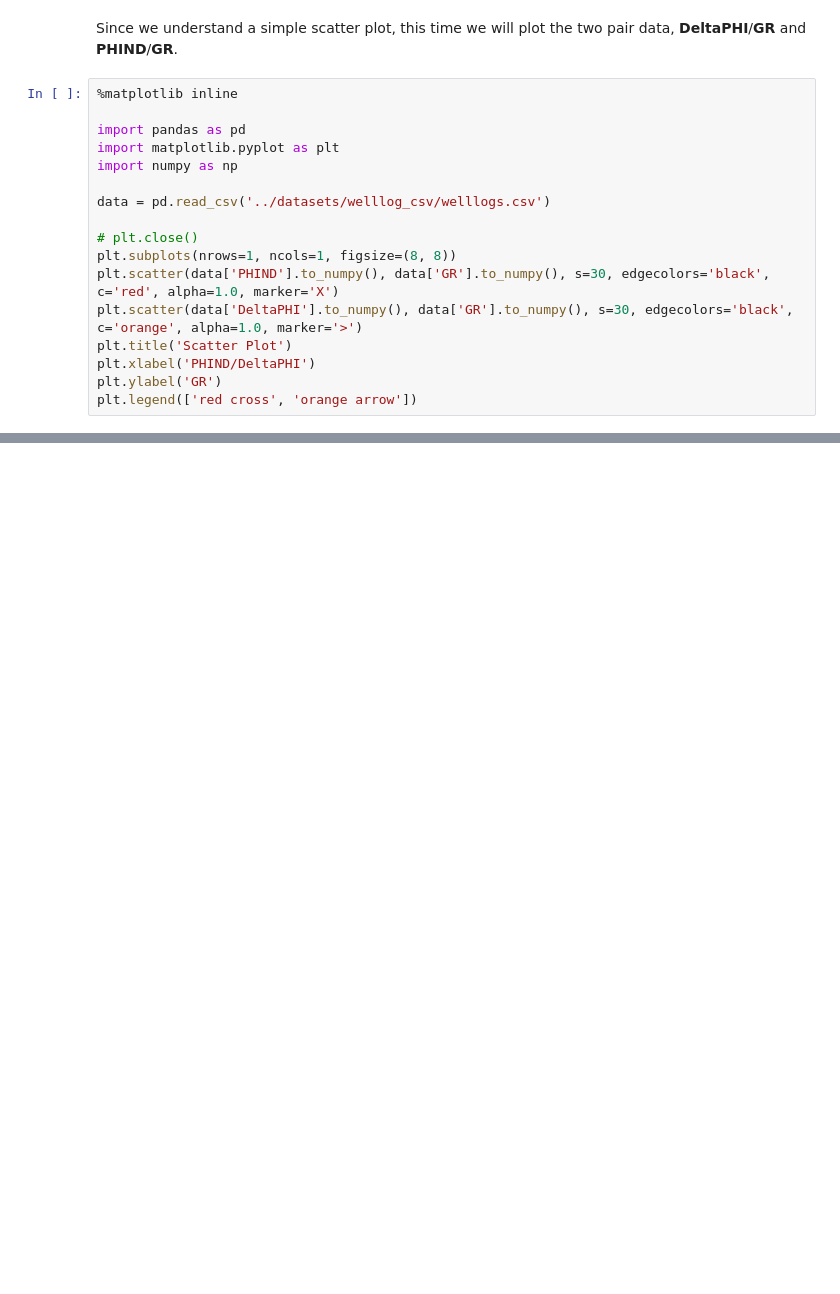
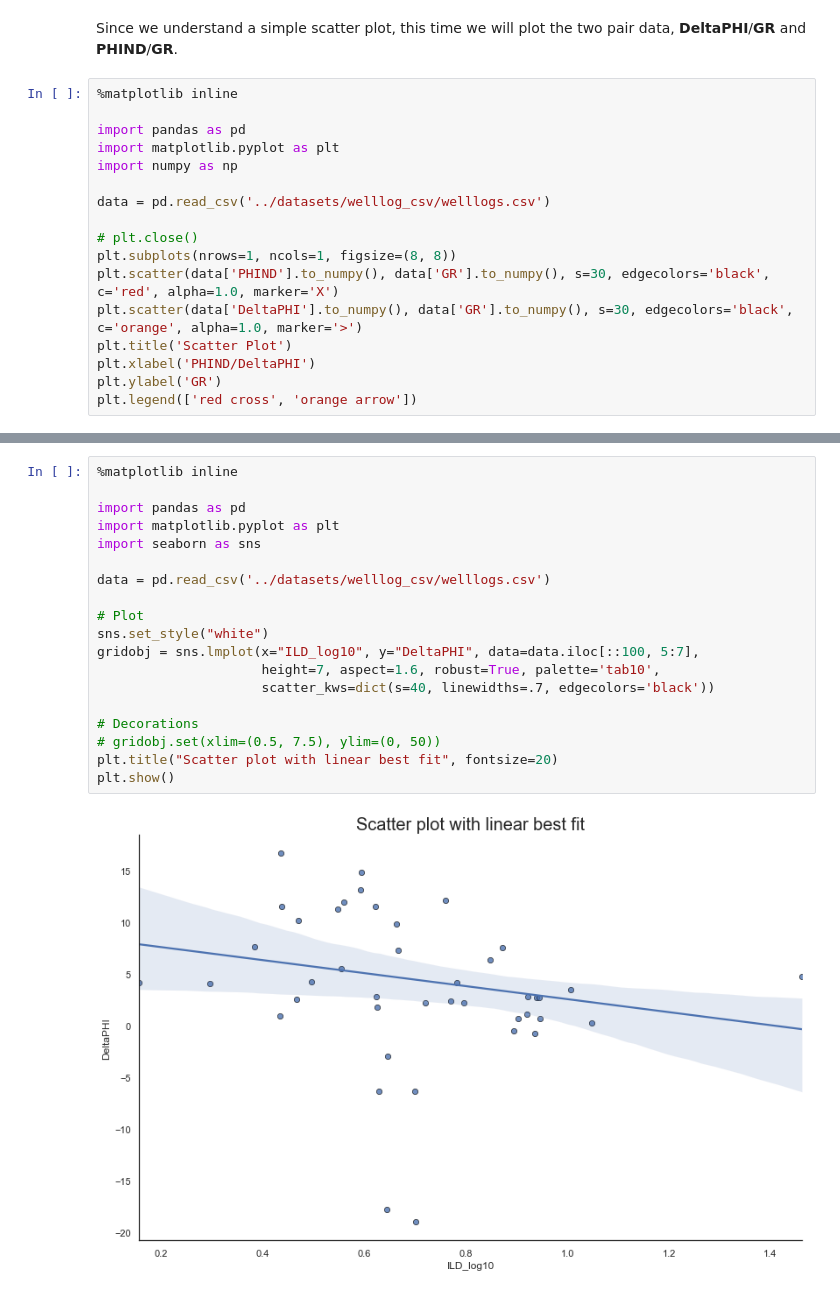
Before and after one commit to TrellixVulnTeam/ML_22_NY75, a Jupyter notebook: 07_data_visualization.ipynb, the cells around one changed output, grey strips where cells are left out. Cells and saved outputs as stored; diff of their text form; blank space fills up the shorter version.

```diff
--- a/07_data_visualization.ipynb
+++ b/07_data_visualization.ipynb
@@ -122,0 +123,21 @@ plt.show()
+# %%
+%matplotlib inline
+
+import pandas as pd
+import matplotlib.pyplot as plt
+import seaborn as sns
+
+data = pd.read_csv('../datasets/welllog_csv/welllogs.csv')
+
+# Plot
+sns.set_style("white")
+gridobj = sns.lmplot(x="ILD_log10", y="DeltaPHI", data=data.iloc[::100, 5:7],
+                     height=7, aspect=1.6, robust=True, palette='tab10',
+                     scatter_kws=dict(s=40, linewidths=.7, edgecolors='black'))
+
+# Decorations
+# gridobj.set(xlim=(0.5, 7.5), ylim=(0, 50))
+plt.title("Scatter plot with linear best fit", fontsize=20)
+plt.show()
+# %% [output]
+[figure, added]
```
Also changed, not shown: parts of 4 cells of this notebook, 6 other files.
